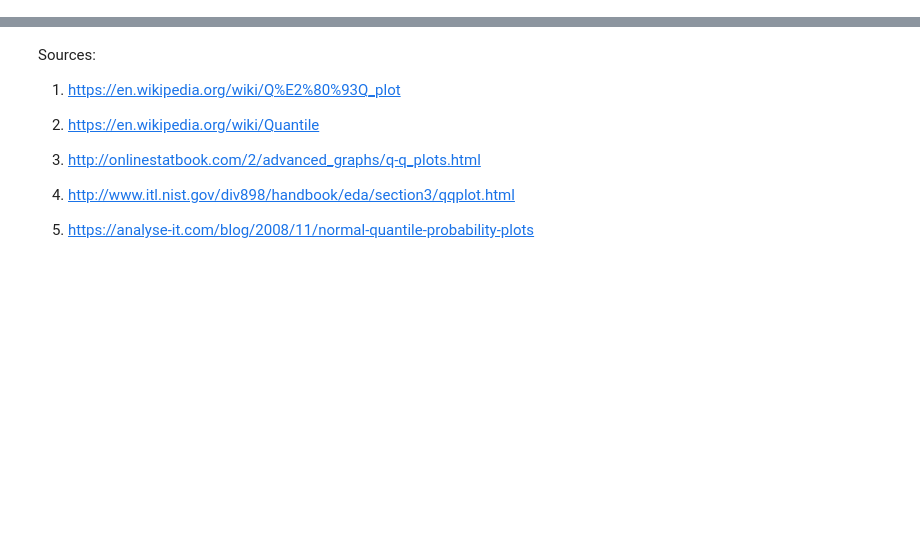
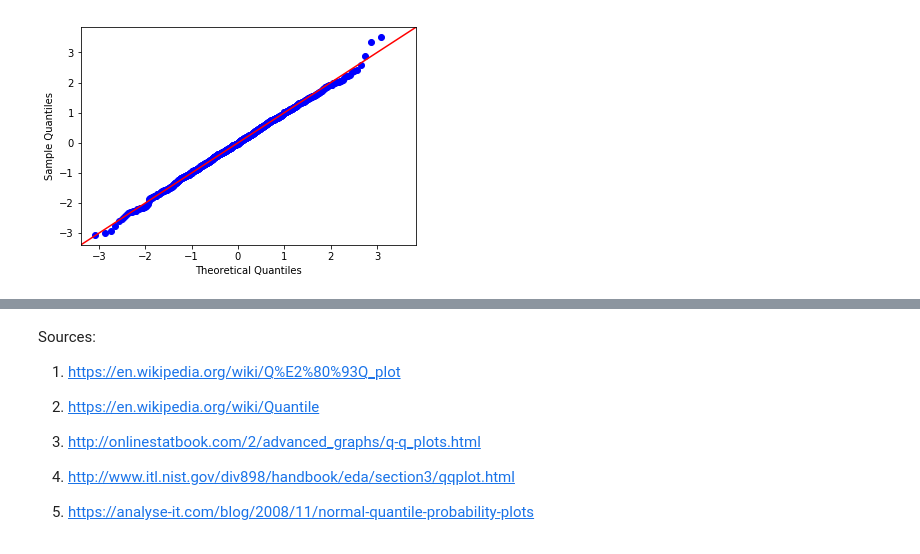
Before and after one commit to momonala/programming-notes, a Jupyter notebook: QQ_plot.ipynb, the cells around one changed output, grey strips where cells are left out. Cells and saved outputs as stored; diff of their text form; code cells hidden in the pictures; blank space fills up the shorter version.

```diff
--- a/QQ_plot.ipynb
+++ b/QQ_plot.ipynb
@@ -69,0 +65,11 @@ Under the hood, there are two important notes: first, the actual quantile level
+# %%
+import numpy as np
+import statsmodels.api as sm
+import matplotlib.pyplot as plt
+
+norm_data = np.random.normal(0,1, 1000) #normally distributed data 0-1, 100 data points
+
+sm.qqplot(data=norm_data, line='45')
+plt.show()
+# %% [output]
+[figure, added]
```
Also changed, not shown: parts of 4 cells of this notebook, 1 other file.
